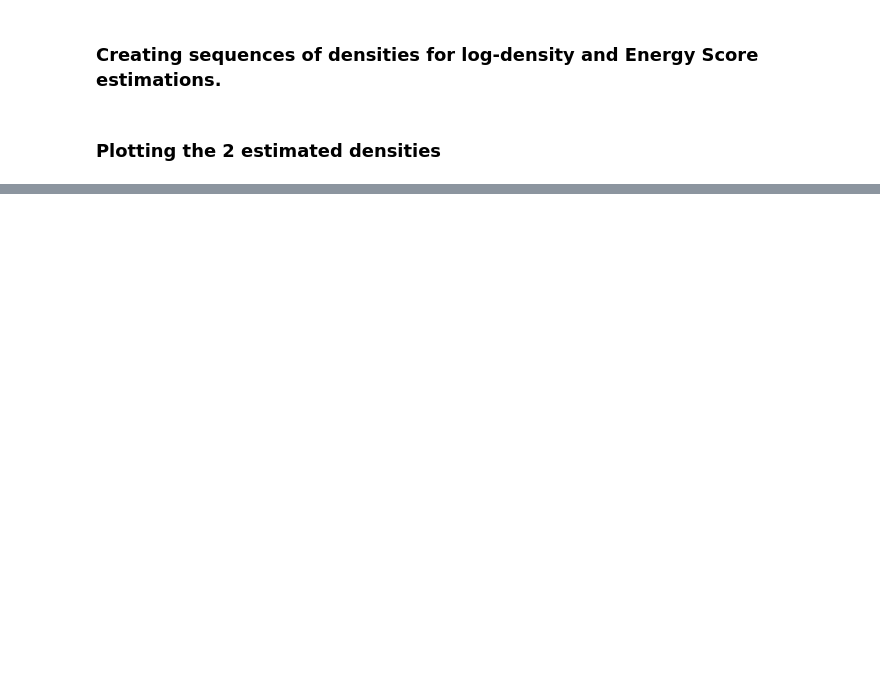
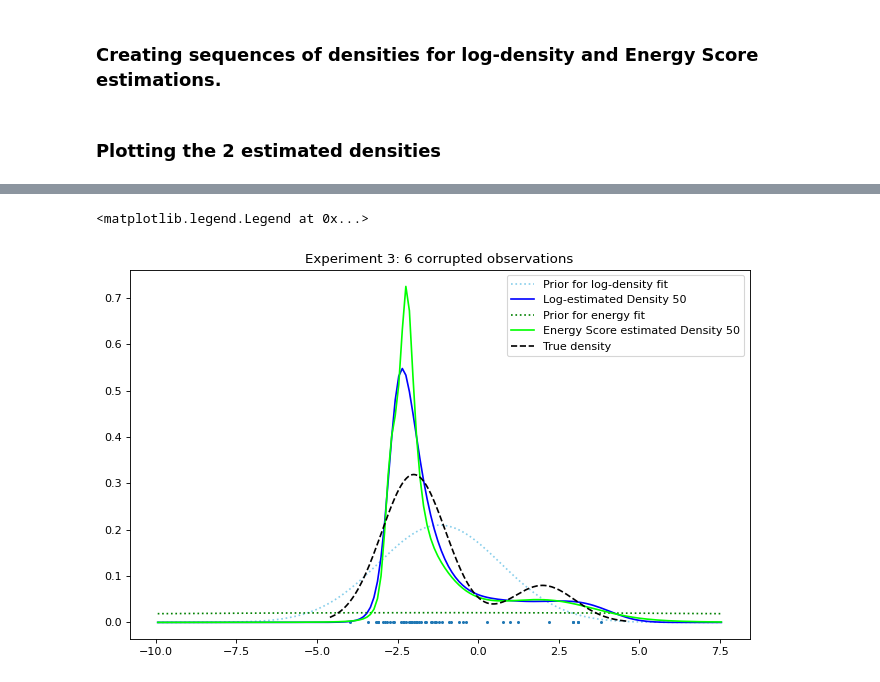
Before and after one commit to Huk-David/RSS-Discussion-paper-Martingale-Posterior-Distributions, a Jupyter notebook: Prequential Copulas - Code/Discussion paper - Notebook.ipynb, the cells around one changed output, grey strips where cells are left out. Drawn from its saved outputs; the diff is of its cells as text; code cells hidden in the pictures; blank space fills up the shorter version.

```diff
--- a/Prequential Copulas - Code/Discussion paper - Notebook.ipynb
+++ b/Prequential Copulas - Code/Discussion paper - Notebook.ipynb
@@ -839,0 +733,27 @@ plt.legend()
+# %%
+plt.figure(figsize=(10, 6), dpi=80)
+
+# prior
+#plt.plot([ (val*1.9)-1.2 for val in sorted(grid_f_evals)],[np.exp(F_new[0](x)) for x in sorted(grid_f_evals)],label='Distribution 0',linestyle='dotted',color='black')
+plt.plot([ (val*1.9)-1.2 for val in sorted(grid_f_evals)],[np.exp(f_new[0](x))/1.9 for x in sorted(grid_f_evals)],label='Prior for log-density fit',linestyle='dotted',color='skyblue')
+
+# Log-density estimate
+#plt.plot([ (val*1.9)-1.2 for val in sorted(grid_f_evals)],[np.exp(F_new[50](x)) for x in sorted(grid_f_evals)],label='Distribution 50',color='blue')
+plt.plot([ (val*1.9)-1.2 for val in sorted(grid_f_evals)],[np.exp(f_new[50](x))/1.9 for x in sorted(grid_f_evals)],label='Log-estimated Density 50',color='blue')
+
+# Energy score estimate
+plt.plot([ (val*1.9)-1.2 for val in sorted(grid_f_evals)],[np.exp(f_energy[0](x))/1.9 for x in sorted(grid_f_evals)],label='Prior for energy fit',linestyle='dotted',color='green')
+
+#plt.plot([ (val*1.9)-1.2 for val in sorted(grid_f_evals)],[np.exp(F_energy[50](x)) for x in sorted(grid_f_evals)],label='Distribution 50',color='blue')
+plt.plot([ (val*1.9)-1.2 for val in sorted(grid_f_evals)],[np.exp(f_energy[50](x))/1.9 for x in sorted(grid_f_evals)],label='Energy Score estimated Density 50',color='lime')
+
+plt.scatter([ (val*1.9)-1.2 for val in observed_data_exp_1],np.repeat(0,len(observed_data_exp_1)),s=3)
+plt.plot(sorted(grid_f_evals),[0.8*scs.norm(loc=-2).pdf(x)+0.2*scs.norm(loc=2).pdf(x) for x in sorted(grid_f_evals)],linestyle='dashed',label='True density',color='black')
+#plt.plot([ (val*1.9)-1.2 for val in sorted(grid_f_evals)],[0.8*scs.norm(loc=-2).cdf(x)+0.2*scs.norm(loc=2).cdf(x) for x in [ (val*1.9)-1.2 for val in sorted(grid_f_evals)]],label='True density',color='orange')
+
+plt.title('Experiment 3: 6 corrupted observations')
+
+plt.legend()
+# %% [output]
+<matplotlib.legend.Legend at 0x...>
+[figure, added]
```
Also changed, not shown: parts of 7 cells of this notebook, 2 other files.
